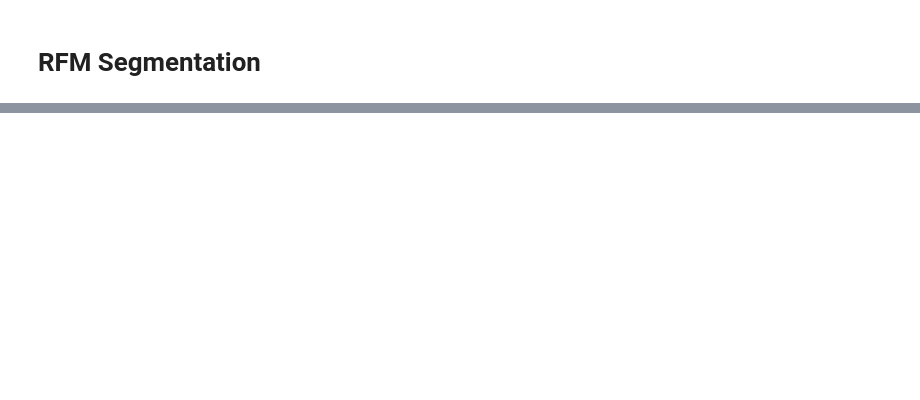
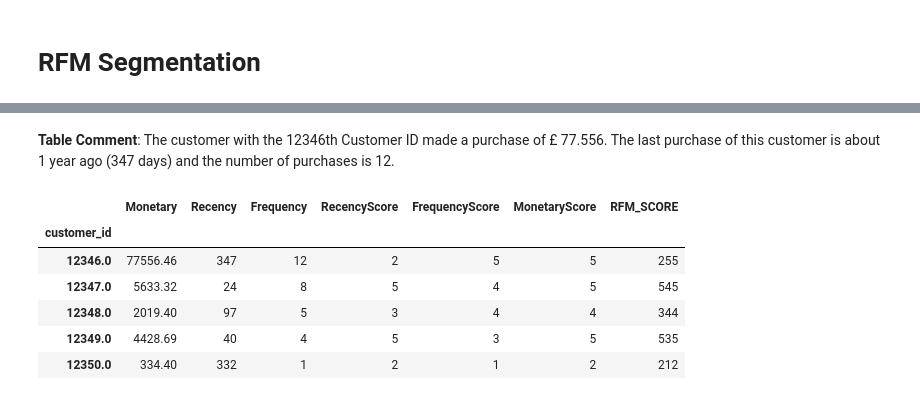
Before and after one commit to jarviscanada/jarvis_data_eng_FraserRaney, a Jupyter notebook: python_data_analytics/python_data_wrangling/retail_data_analytics_wrangling.ipynb, the cells around one changed output, grey strips where cells are left out. Drawn from its saved outputs; the diff is of its cells as text; code cells hidden in the pictures; blank space fills up the shorter version.

```diff
--- a/python_data_analytics/python_data_wrangling/retail_data_analytics_wrangling.ipynb
+++ b/python_data_analytics/python_data_wrangling/retail_data_analytics_wrangling.ipynb
@@ -370,0 +343,6 @@ As you can see, computing RFM segmentation requires extensive domain knowledge i
+# %%
+df_y = retail_df.groupby(["customer_id", "invoice_no"]).agg(
+    {"amount": lambda x: x.sum()}
+)
+df_z = df_y.groupby("customer_id").agg({"amount": lambda x: len(x)})
+# finding the frequency value per capita
@@ -370,0 +352,10 @@ As you can see, computing RFM segmentation requires extensive domain knowledge i
+# %%
+# determination of column names
+rfm_table.rename(
+    columns={
+        "invoice_date": "Recency",
+        "amount_y": "Frequency",
+        "amount_x": "Monetary",
+    },
+    inplace=True,
+)
@@ -370,0 +372,2 @@ As you can see, computing RFM segmentation requires extensive domain knowledge i
+# %% [markdown]
+**Table Comment**: The customer with the 12346th Customer ID made a purchase of £ 77.556. The last purchase of this customer is about 1 year ago (347 days) and the number of purchases is 12.
@@ -370,0 +388,10 @@ As you can see, computing RFM segmentation requires extensive domain knowledge i
+# %%
+rfm_table.head()
+# %% [output]
+|  | Monetary | Recency | Frequency | RecencyScore | FrequencyScore | MonetaryScore | RFM_SCORE |
+| customer_id |  |  |  |  |  |  |  |
+| 12346.0 | 77556.46 | 347 | 12 | 2 | 5 | 5 | 255 |
+| 12347.0 | 5633.32 | 24 | 8 | 5 | 4 | 5 | 545 |
+| 12348.0 | 2019.40 | 97 | 5 | 3 | 4 | 4 | 344 |
+| 12349.0 | 4428.69 | 40 | 4 | 5 | 3 | 5 | 535 |
+| 12350.0 | 334.40 | 332 | 1 | 2 | 1 | 2 | 212 |
```
Also changed, not shown: parts of 20 cells of this notebook, 1 other file.
